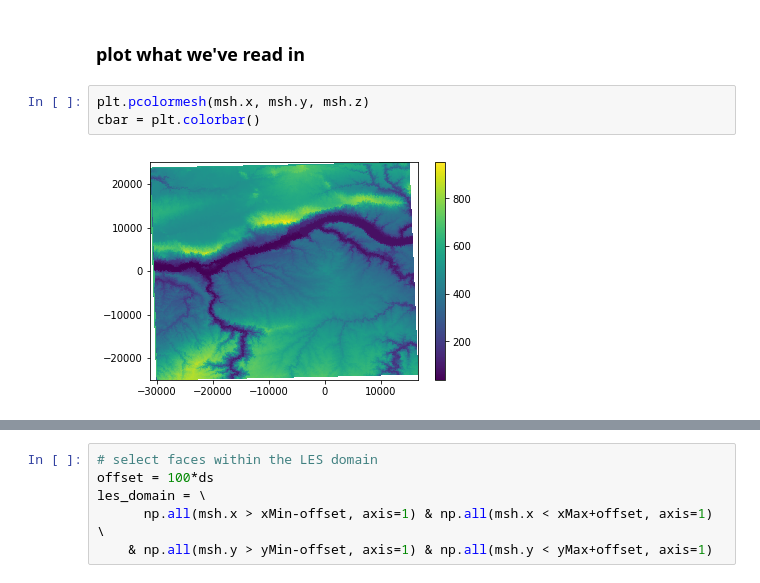
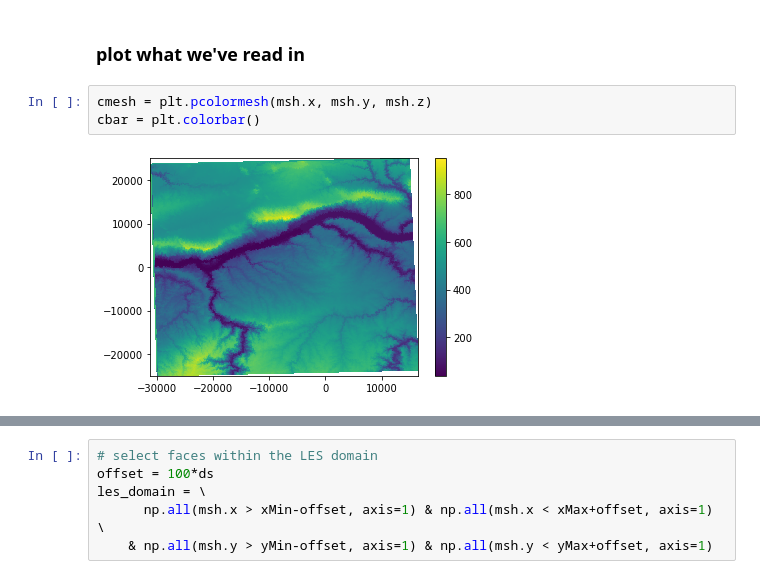
Before and after one commit to ewquon/mmctools, a Jupyter notebook: coupling/domain_setup_for_terrain.ipynb, the cells around one changed output, grey strips where cells are left out. Saved outputs shown, nothing was run; the diff lists cells and outputs as text.

```diff
--- a/coupling/domain_setup_for_terrain.ipynb
+++ b/coupling/domain_setup_for_terrain.ipynb
@@ -89,8 +102,8 @@ array([[518., 520., 521.],
 # %% [markdown]
 ### plot what we've read in
 # %%
-plt.pcolormesh(msh.x, msh.y, msh.z)
+cmesh = plt.pcolormesh(msh.x, msh.y, msh.z)
 cbar = plt.colorbar()
 # %% [output]
-[figure, old version]
+[figure, new version]
 # %%
```
Also changed, not shown: parts of 33 cells of this notebook.
